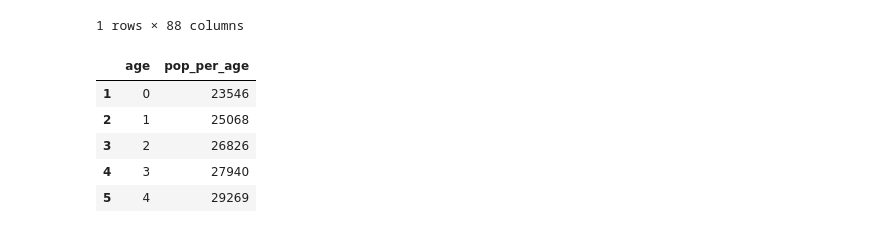
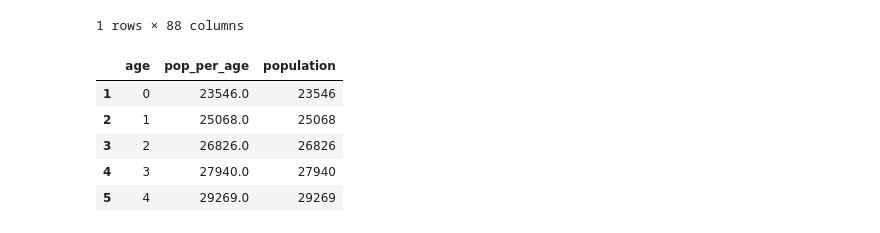
Before and after one commit to Angelika3108/COVID19_LT, a Jupyter notebook: population.ipynb, the cells around one changed output. Saved outputs shown, nothing was run; the diff lists cells and outputs as text; code cells hidden in the pictures.

```diff
--- a/population.ipynb
+++ b/population.ipynb
@@ -3,6 +3,7 @@ import pandas as pd
 import numpy as np
 pop_df = pd.read_excel('population_2021.xlsx', sheet_name=0)
 pop_df=pop_df.drop('Nenurodyta', axis=1)
+pop_df=pop_df.rename(columns={'85 ir vyresni': '85'})
 pop_df=pop_df.iloc[:1]
 pop_df.head()
 # %% [output]
@@ -10,21 +11,22 @@ pop_df.head()
 | 0 | Lietuvos Respublika | 2810761.0 | 23546.0 | 25068.0 | 26826.0 | 27940.0 | 29269.0 | 29407.0 | 28399.0 | 27720.0 | ... |
 1 rows × 88 columns
 # %%
+# pivot the table to have dates as index and age as columns
 df_melted = pd.melt(
     pop_df,
     id_vars='municipality_name',       # Column to keep
     var_name='age',                    # New column for former headers
     value_name='pop_per_age'            # Values go here
 )
-df_melted.head()
 df_melted.drop('municipality_name', axis=1, inplace=True)
 df_melted=df_melted.iloc[1:]
-df_melted['pop_per_age'] = df_melted['pop_per_age'].astype(int)
+df_melted['population'] = df_melted['pop_per_age'].astype(int)
+df_melted['age'] = df_melted['age'].astype(int)
 df_melted.head()
 # %% [output]
-|  | age | pop_per_age |
-| 1 | 0 | 23546 |
-| 2 | 1 | 25068 |
-| 3 | 2 | 26826 |
-| 4 | 3 | 27940 |
-| 5 | 4 | 29269 |
+|  | age | pop_per_age | population |
+| 1 | 0 | 23546.0 | 23546 |
+| 2 | 1 | 25068.0 | 25068 |
+| 3 | 2 | 26826.0 | 26826 |
+| 4 | 3 | 27940.0 | 27940 |
+| 5 | 4 | 29269.0 | 29269 |
```
Also changed, not shown: parts of 1 cell of this notebook, 9 other files.
